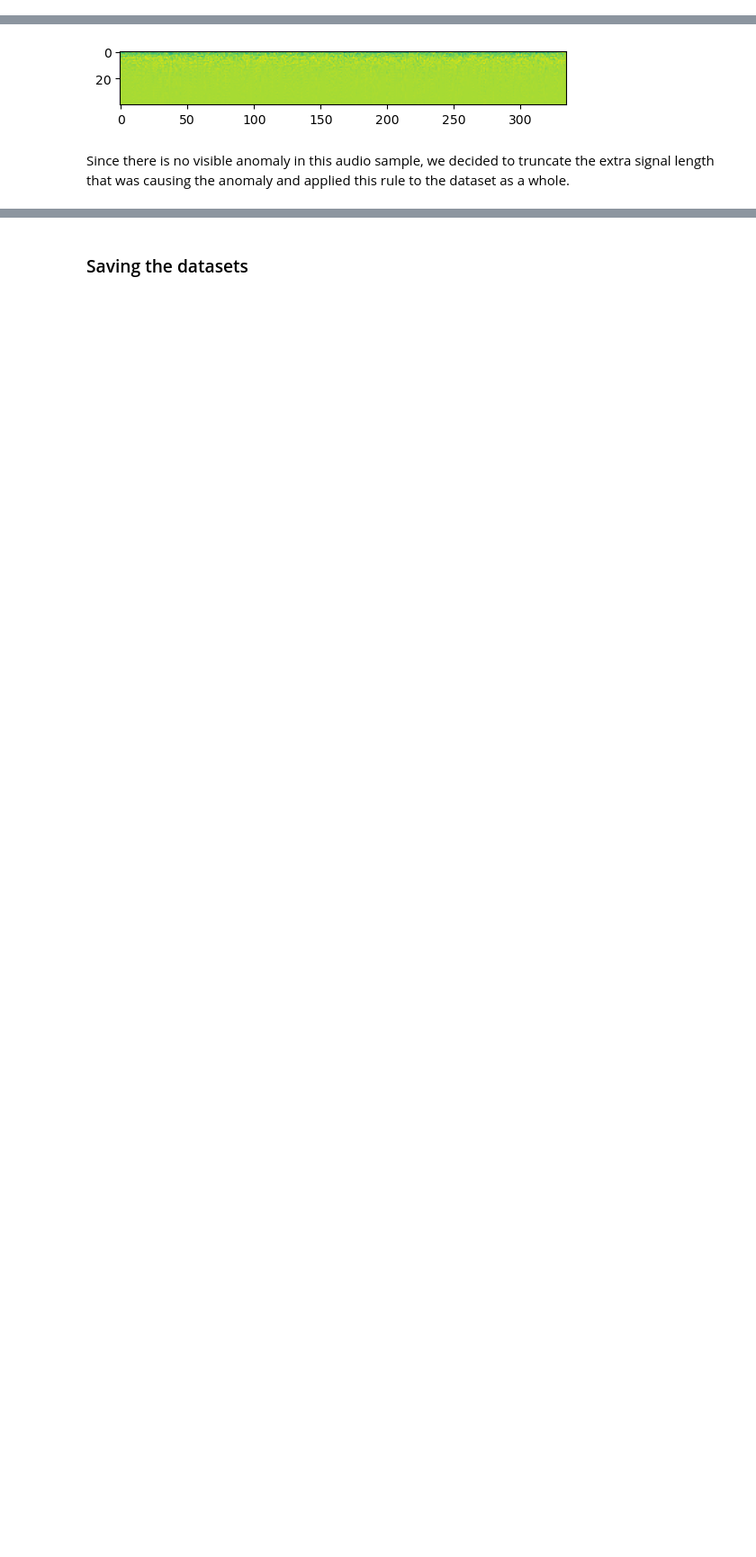
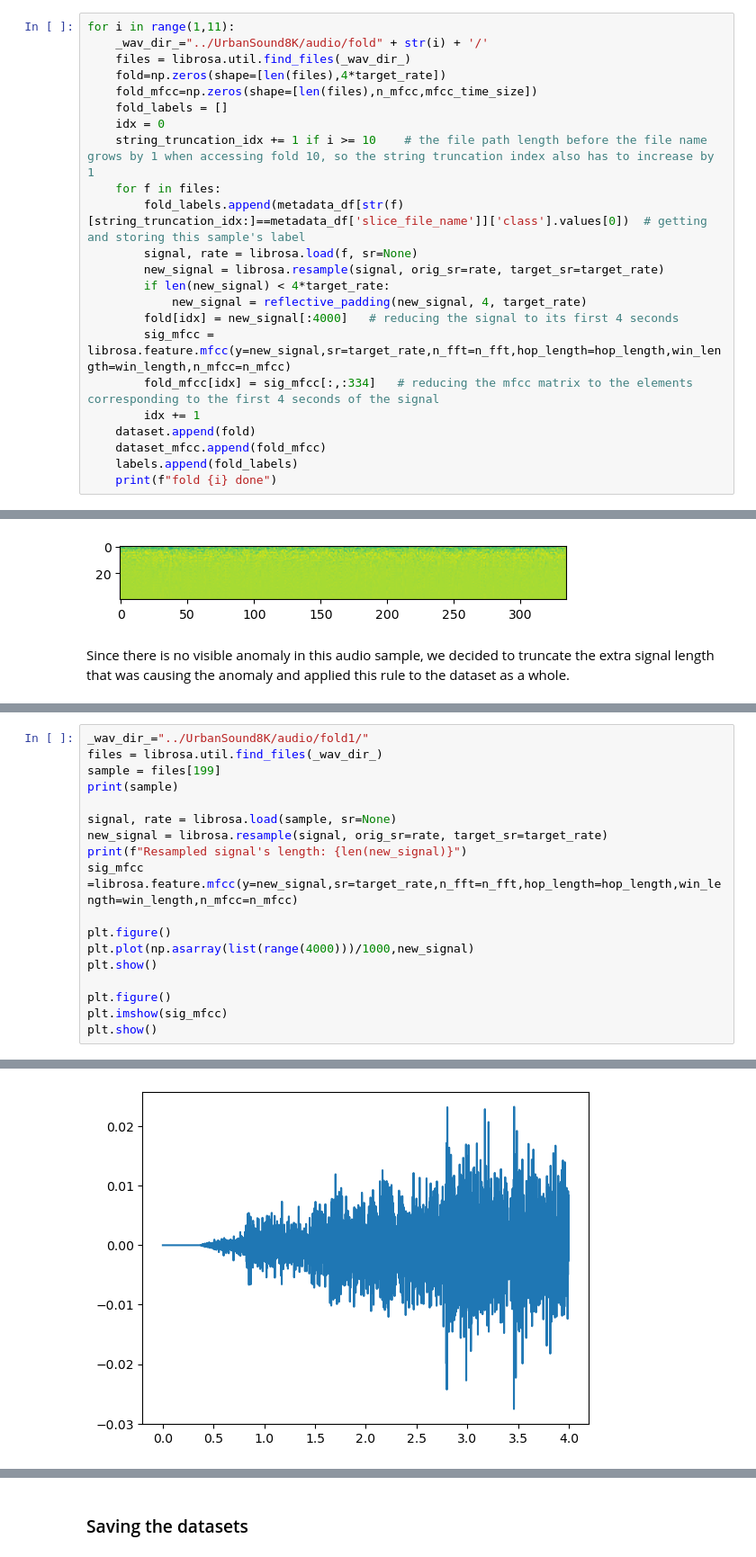
Before and after one commit to Gonto03/AC-II-project, a Jupyter notebook: Data preprocessing.ipynb, the cells around one changed output, grey strips where cells are left out. Shown at 90% size. Drawn from its saved outputs; the diff is of its cells as text; blank space fills up the shorter version.

```diff
--- a/Data preprocessing.ipynb
+++ b/Data preprocessing.ipynb
@@ -74,0 +85,23 @@ Obtaining all the resampled data
+# %%
+for i in range(1,11):
+    _wav_dir_="../UrbanSound8K/audio/fold" + str(i) + '/'
+    files = librosa.util.find_files(_wav_dir_)
+    fold=np.zeros(shape=[len(files),4*target_rate])
+    fold_mfcc=np.zeros(shape=[len(files),n_mfcc,mfcc_time_size])
+    fold_labels = []
+    idx = 0
+    string_truncation_idx += 1 if i >= 10    # the file path length before the file name grows by 1 when accessing fold 10, so the string truncation index also has to increase by 1
+    for f in files:
+        fold_labels.append(metadata_df[str(f)[string_truncation_idx:]==metadata_df['slice_file_name']]['class'].values[0])  # getting and storing this sample's label
+        signal, rate = librosa.load(f, sr=None)
+        new_signal = librosa.resample(signal, orig_sr=rate, target_sr=target_rate)
+        if len(new_signal) < 4*target_rate:
+            new_signal = reflective_padding(new_signal, 4, target_rate)
+        fold[idx] = new_signal[:4000]   # reducing the signal to its first 4 seconds
+        sig_mfcc = librosa.feature.mfcc(y=new_signal,sr=target_rate,n_fft=n_fft,hop_length=hop_length,win_length=win_length,n_mfcc=n_mfcc)
+        fold_mfcc[idx] = sig_mfcc[:,:334]   # reducing the mfcc matrix to the elements corresponding to the first 4 seconds of the signal
+        idx += 1
+    dataset.append(fold)
+    dataset_mfcc.append(fold_mfcc)
+    labels.append(fold_labels)
+    print(f"fold {i} done")
@@ -130,0 +175,19 @@ Since there is no visible anomaly in this audio sample, we decided to truncate t
+# %%
+_wav_dir_="../UrbanSound8K/audio/fold1/"
+files = librosa.util.find_files(_wav_dir_)
+sample = files[199]
+print(sample)
+
+signal, rate = librosa.load(sample, sr=None)
+new_signal = librosa.resample(signal, orig_sr=rate, target_sr=target_rate)
+print(f"Resampled signal's length: {len(new_signal)}")
+sig_mfcc =librosa.feature.mfcc(y=new_signal,sr=target_rate,n_fft=n_fft,hop_length=hop_length,win_length=win_length,n_mfcc=n_mfcc)
+
+plt.figure()
+plt.plot(np.asarray(list(range(4000)))/1000,new_signal)
+plt.show()
+
+plt.figure()
+plt.imshow(sig_mfcc)
+plt.show()
+# %% [output]
@@ -130,0 +196 @@ Since there is no visible anomaly in this audio sample, we decided to truncate t
+[figure, added]
```
Also changed, not shown: parts of 11 cells of this notebook, 10 other files.
